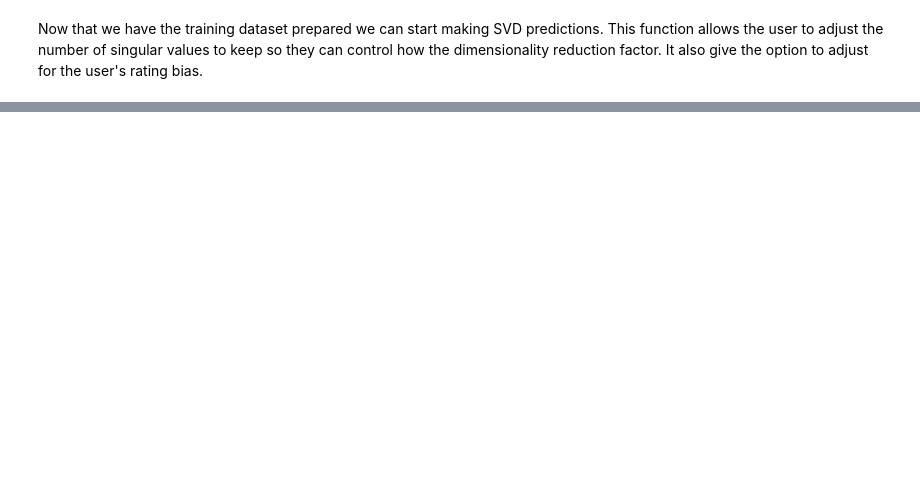
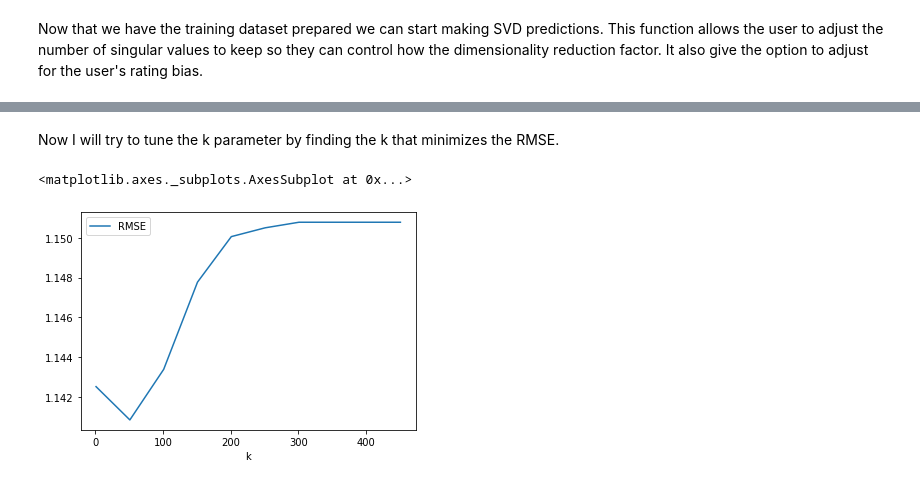
Before and after one commit to mikeasilva/CUNY-SPS, a Jupyter notebook: DATA612/Project3.ipynb, the cells around one changed output, grey strips where cells are left out. Saved outputs shown, nothing was run; the diff lists cells and outputs as text; code cells hidden in the pictures; blank space fills up the shorter version.

```diff
--- a/DATA612/Project3.ipynb
+++ b/DATA612/Project3.ipynb
@@ -149,0 +150,2 @@ get_svd_RMSE(svd_predictions, ratings_test, average_rating)
+# %% [markdown]
+Now I will try to tune the k parameter by finding the k that minimizes the RMSE.
@@ -149,0 +160,5 @@ get_svd_RMSE(svd_predictions, ratings_test, average_rating)
+# %%
+svd_RMSEs.plot(x='k', y='RMSE')
+# %% [output]
+<matplotlib.axes._subplots.AxesSubplot at 0x...>
+[figure, added]
```
Also changed, not shown: parts of 14 cells of this notebook.
